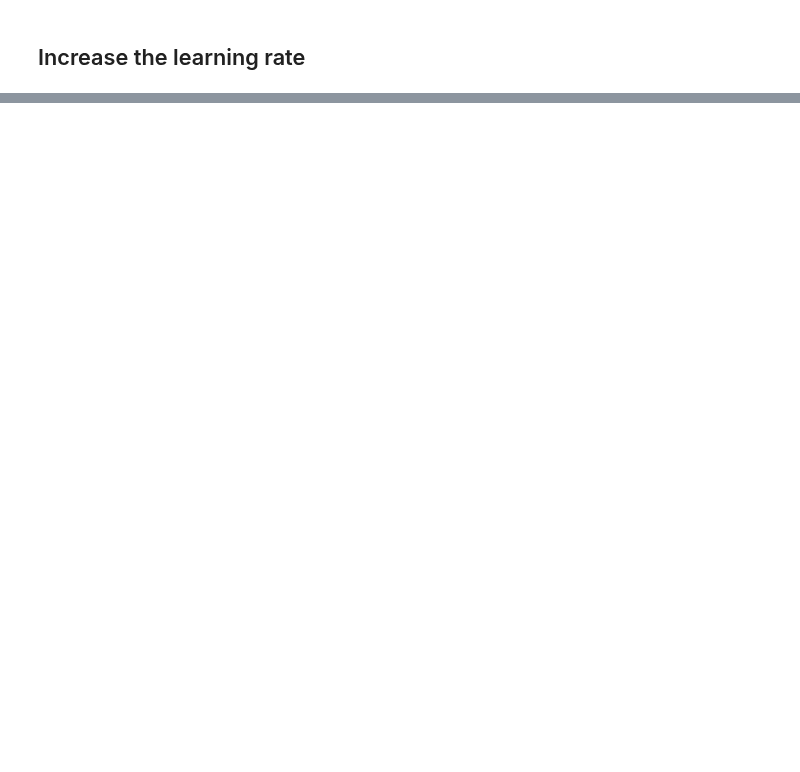
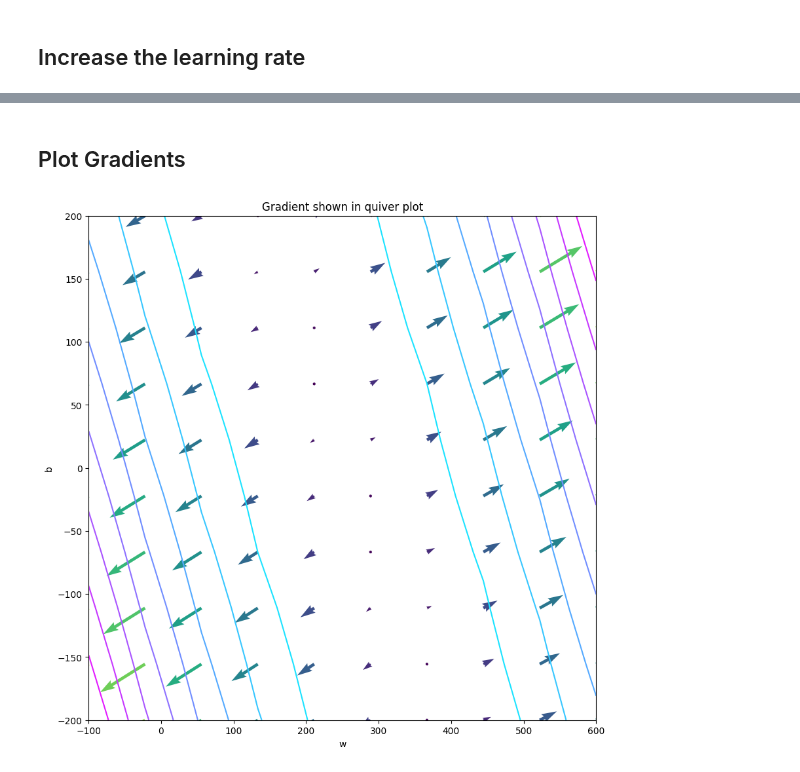
Before and after one commit to PaulToronto/Stanford-Andrew-Ng-Machine-Learning-Specialization, a Jupyter notebook: 1_1_4_Gradient_Descent_Lab.ipynb, the cells around one changed output, grey strips where cells are left out. Cells and saved outputs as stored; diff of their text form; code cells hidden in the pictures; blank space fills up the shorter version.

```diff
--- a/1_1_4_Gradient_Descent_Lab.ipynb
+++ b/1_1_4_Gradient_Descent_Lab.ipynb
@@ -326,0 +411,38 @@ plt_contour_wgrad(x_train, y_train, p_hist, ax,
+# %% [markdown]
+## Plot Gradients
+# %%
+def plt_gradients(x_train, y_train, f_compute_cost, f_compute_gradient):
+    fig, ax = plt.subplots(figsize=(10, 10))
+
+    tmp_w, tmp_b = np.meshgrid(np.linspace(-100, 600, 10),
+                               np.linspace(-200, 200, 10))
+
+    U = np.zeros_like(tmp_w)  # dj_dw
+    V = np.zeros_like(tmp_b)   # df_db
+    z = np.zeros_like(tmp_w) # cost
+
+    for i in range(tmp_w.shape[0]):
+        for j in range(tmp_w.shape[1]):
+            z[i][j] = compute_cost(x_train, y_train, tmp_w[i][j], tmp_b[i][j])
+            U[i][j], V[i][j] = f_compute_gradient(x_train,
+                                                  y_train,
+                                                  tmp_w[i][j],
+                                                  tmp_b[i][j])
+
+    X = tmp_w
+    Y = tmp_b
+    # color indiciates magnitude of the vector
+    n = -2
+    color_array = np.sqrt(((V-n)/2)**2 + ((U-n)/2)**2)
+
+    ax.set_title('Gradient shown in quiver plot')
+    Q = ax.quiver(X, Y, U, V, color_array, units='width')
+    ax.set_xlabel("w")
+    ax.set_ylabel("b")
+
+    levs = np.linspace(z.min(), z.max(), 10)
+    ax.contour(X, Y, z, levels=levs, cmap='cool')
+
+plt_gradients(x_train, y_train, compute_cost, compute_gradient)
+# %% [output]
+[figure, added]
```
Also changed, not shown: parts of 11 cells of this notebook.
